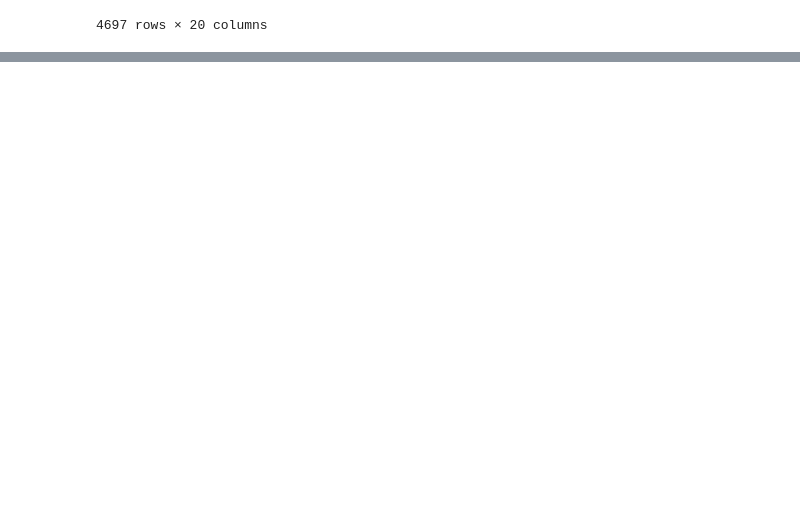
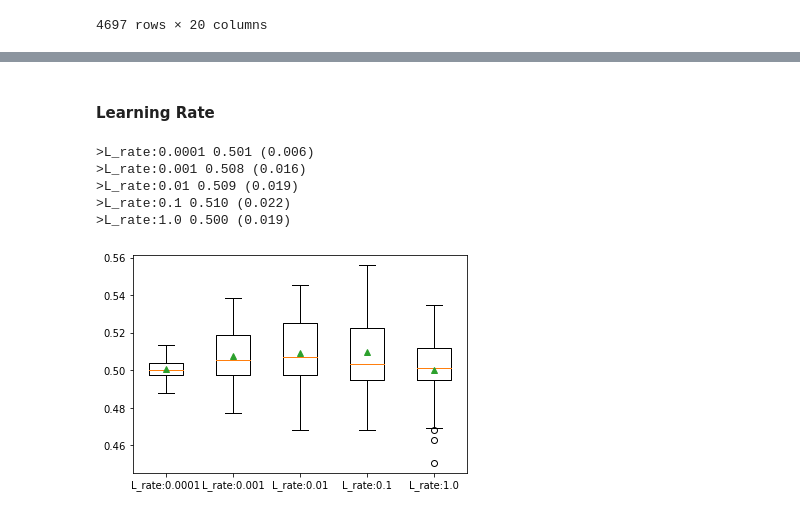
Before and after one commit to IgnacioRus/FOREX-Prediction-Final-Project, a Jupyter notebook: code/FOREX-Prediction.ipynb, the cells around one changed output, grey strips where cells are left out. Cells and saved outputs as stored; diff of their text form; code cells hidden in the pictures; blank space fills up the shorter version.

```diff
--- a/code/FOREX-Prediction.ipynb
+++ b/code/FOREX-Prediction.ipynb
@@ -393,0 +531,15 @@ sns.heatmap(data.corr(),annot=True,vmin=-1, vmax=1)
+# %%
+model = GBC()
+
+model.fit(Xc_train, yc_train)
+
+# define the evaluation method
+cv = RepeatedStratifiedKFold(n_splits=10, n_repeats=3, random_state=1)
+
+# evaluate the model on the dataset
+n_scores = cross_val_score(model, Xc_train, yc_train, scoring='accuracy', cv=cv, n_jobs=-1)
+
+
+
+# report performance
+print('Mean Accuracy: %.3f (%.3f)' % (np.mean(n_scores), np.std(n_scores)))
@@ -393,0 +673,32 @@ sns.heatmap(data.corr(),annot=True,vmin=-1, vmax=1)
+# %% [markdown]
+#### Learning Rate
+# %%
+def get_models():     # get a list of models to evaluate
+
+    models = dict()
+    for k in [0.0001, 0.001, 0.01, 0.1, 1.0]:
+        models['L_rate:'+str(k)] = GBC(learning_rate=k)
+    return models
+
+models = get_models()  # get the models to evaluate
+results, names = list(), list()
+
+for name, model in models.items():   # evaluate the models and store results
+
+    scores = evaluate_model(model, Xc_train, yc_train) # evaluate the model
+
+    results.append(scores) # store the results
+    names.append(name)
+
+    print('>%s %.3f (%.3f)' % (name, np.mean(scores), np.std(scores))) # summarize the performance along the way
+
+
+plt.boxplot(results, labels=names, showmeans=True)  # plot model performance for comparison
+plt.show()
+# %% [output]
+>L_rate:0.0001 0.501 (0.006)
+>L_rate:0.001 0.508 (0.016)
+>L_rate:0.01 0.509 (0.019)
+>L_rate:0.1 0.510 (0.022)
+>L_rate:1.0 0.500 (0.019)
+[figure, added]
```
Also changed, not shown: parts of 81 cells of this notebook, 1 other file.
